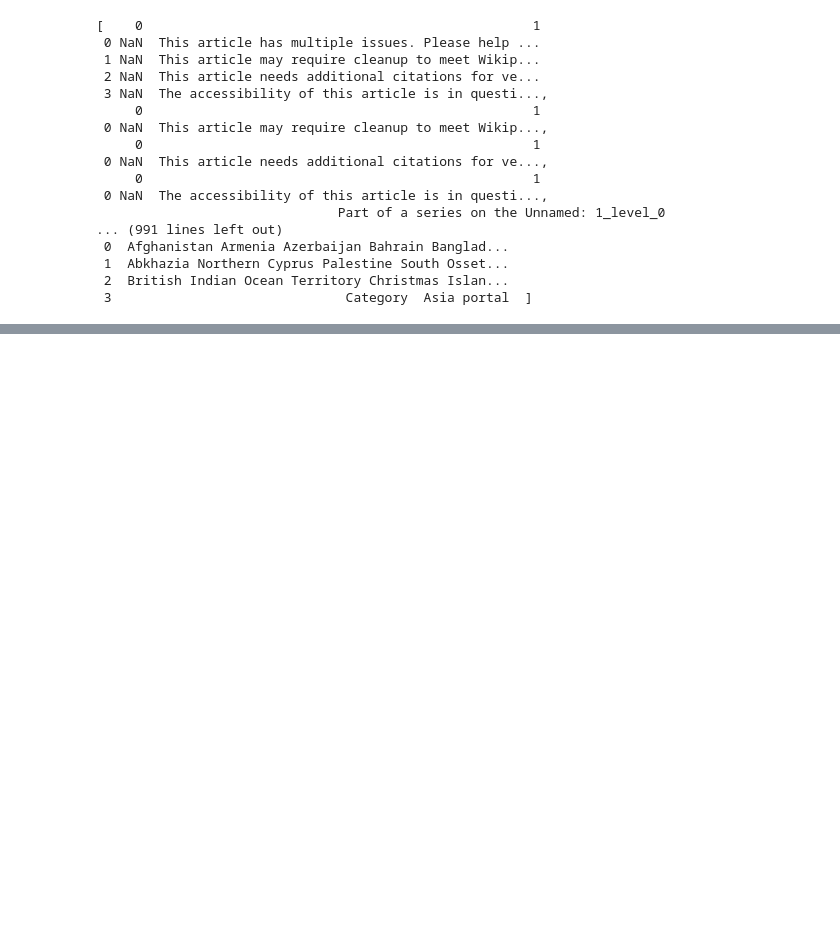
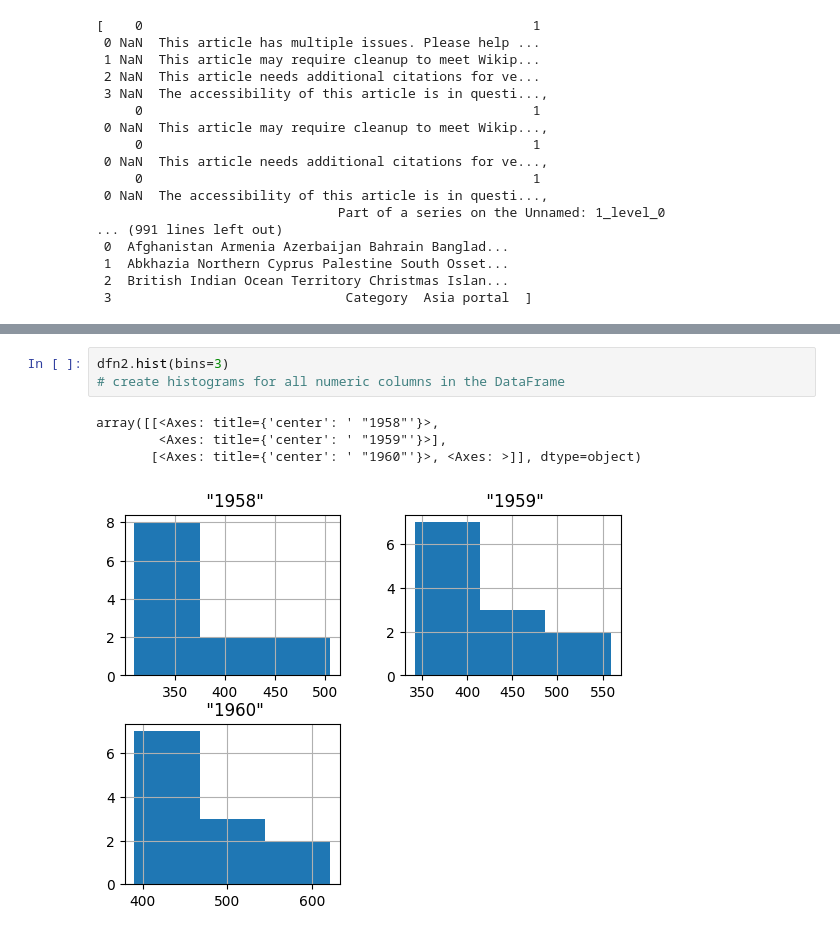
Before and after one commit to Adhishtanaka/SE-to-ML, a Jupyter notebook: pandas.ipynb, the cells around one changed output, grey strips where cells are left out. Drawn from its saved outputs; the diff is of its cells as text; blank space fills up the shorter version.

```diff
--- a/pandas.ipynb
+++ b/pandas.ipynb
@@ -409,0 +419,8 @@ pd.read_html('https://en.wikipedia.org/wiki/List_of_wars_involving_Russia')
+# %%
+dfn2.hist(bins=3)
+# create histograms for all numeric columns in the DataFrame
+# %% [output]
+array([[<Axes: title={'center': ' "1958"'}>,
+        <Axes: title={'center': ' "1959"'}>],
+       [<Axes: title={'center': ' "1960"'}>, <Axes: >]], dtype=object)
+[figure, added]
```
Also changed, not shown: parts of 6 cells of this notebook.
